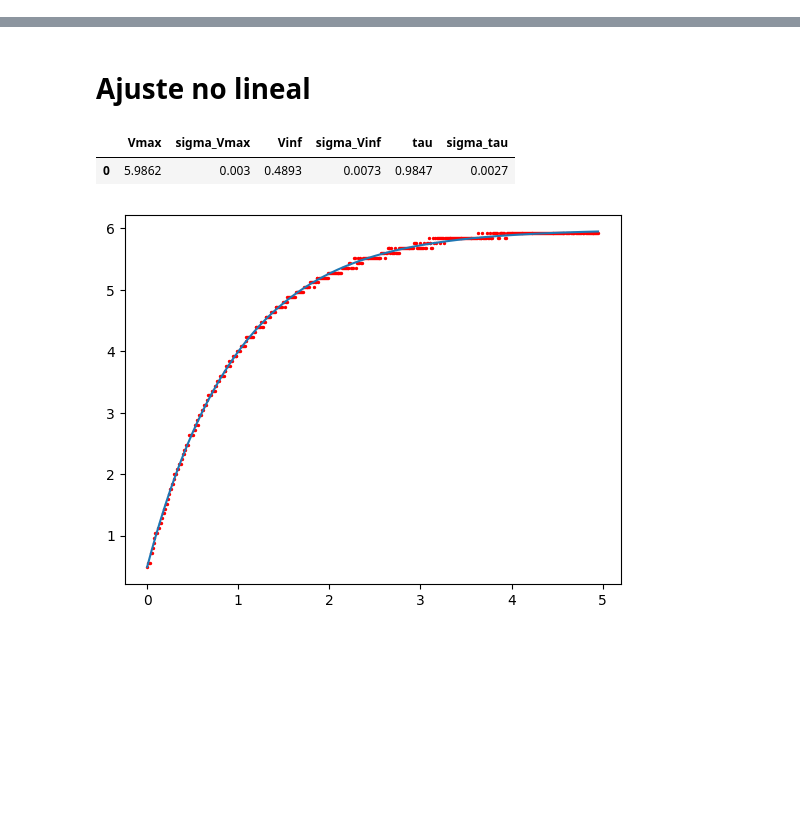
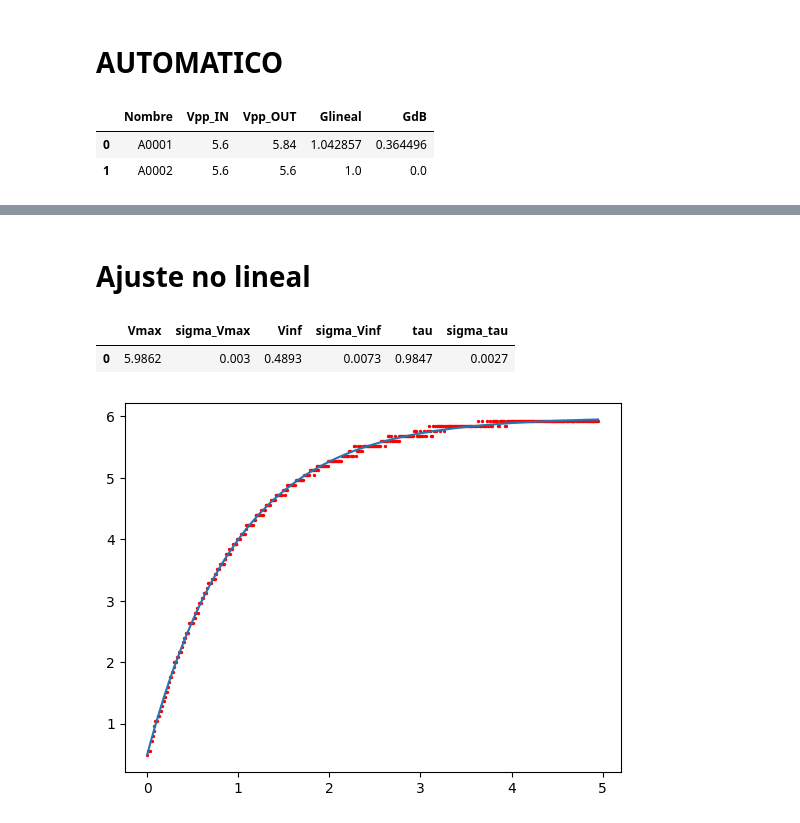
Before and after one commit to JesusBVR/LabElectronica2026, a Jupyter notebook: P2/grafica_osc.ipynb, the cells around one changed output, grey strips where cells are left out. Saved outputs shown, nothing was run; the diff lists cells and outputs as text; code cells hidden in the pictures; blank space fills up the shorter version.

```diff
--- a/P2/grafica_osc.ipynb
+++ b/P2/grafica_osc.ipynb
@@ -72,0 +56,67 @@ plt.show()
+# %% [markdown]
+# AUTOMATICO
+# %%
+### Obtine los max y min de cada csv, los resta para obtner Vpp
+### los csv pares son CH1, y los impares CH2 (HAY QUE VERIFICAR)
+
+
+keys = list(fullData.keys())		# Lista todos los csv
+
+# Diccionarios para las tablas
+dv1 = {'Nombre':[], 'Vmin':[], 'Vmax':[], 'Vpp':[]}
+dv2 = {'Nombre':[], 'Vmin':[], 'Vmax':[], 'Vpp':[]}
+gan = {'Nombre':[]}
+
+
+### Guarda los datos de la entrada (pares)
+for i in range(0, len(keys),2):
+	vmin = np.min(fullData[keys[i]][1])
+	vmax = np.max(fullData[keys[i]][1])
+
+	dv1['Nombre'].append(keys[i])
+	dv1['Vmin'].append(vmin)
+	dv1['Vmax'].append(vmax)
+	dv1['Vpp'].append(vmax-vmin)
+
+### Covertir lista a array y guarda la tabla (data frame)
+dv1['Vpp'] = np.array(dv1['Vpp'])
+DF1 = pd.DataFrame(dv1)
+
+
+### Guarda los datos de la salida (impares)
+for i in range(1, len(keys), 2):
+	vmin = np.min(fullData[keys[i]][1])
+	vmax = np.max(fullData[keys[i]][1])
+
+	dv2['Nombre'].append(keys[i])
+	dv2['Vmin'].append(vmin)
+	dv2['Vmax'].append(vmax)
+	dv2['Vpp'].append(vmax-vmin)
+
+### Covertir lista a array y guarda la tabla (data frame)
+dv2['Vpp'] = np.array(dv2['Vpp'])
+DF2 = pd.DataFrame(dv2)
+
+
+### Tabla final
+for i in range(len(dv1['Vpp'])):
+	Glineal = dv2['Vpp'] / dv1['Vpp']		# Ganancia lineal (Vout/Vin)
+	GdB = 20*np.log10(Glineal)					# Ganancia dB
+
+	gan['Nombre'].append(dv1['Nombre'][i][0:5])
+	gan['Vpp_IN'] = dv1['Vpp']
+	gan['Vpp_OUT'] = dv2['Vpp']
+	gan['Glineal'] = Glineal
+	gan['GdB'] = GdB
+
+DFGan = pd.DataFrame.from_dict(gan, orient='index').T 		# Ignora los espacios
+
+
+# print(dv2['Vpp'])
+# display(DF1)
+# display(DF2)
+display(DFGan)
+# %% [output]
+|  | Nombre | Vpp_IN | Vpp_OUT | Glineal | GdB |
+| 0 | A0001 | 5.6 | 5.84 | 1.042857 | 0.364496 |
+| 1 | A0002 | 5.6 | 5.6 | 1.0 | 0.0 |
```
Also changed, not shown: parts of 11 cells of this notebook, 4 other files.
